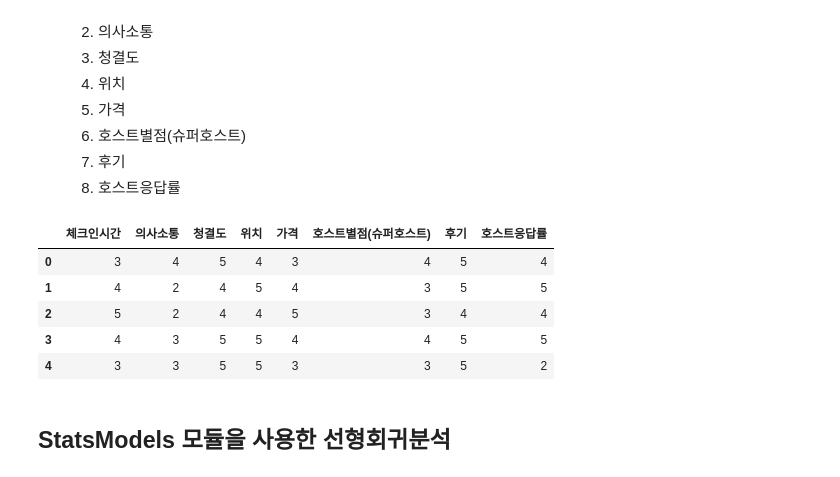
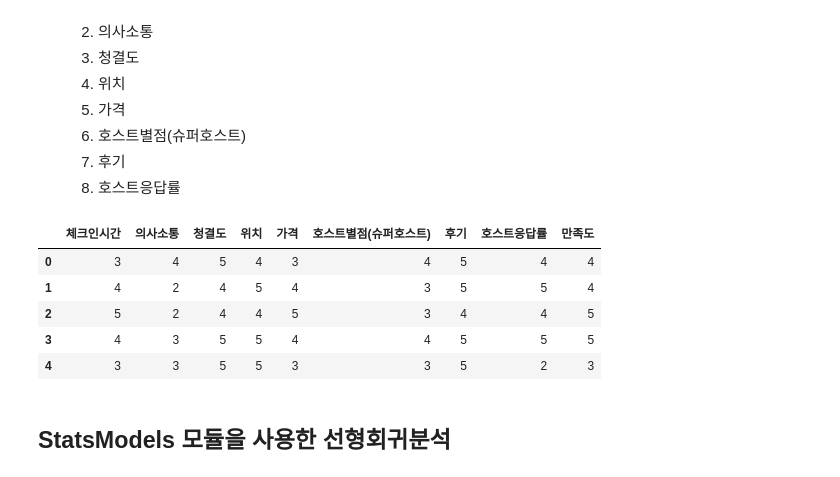
Before and after one commit to roseyoula/MGT_database, a Jupyter notebook: 팀플 - 에어비앤비/에어비엔비by교수님.ipynb, the cells around one changed output. Saved outputs shown, nothing was run; the diff lists cells and outputs as text; code cells hidden in the pictures.

```diff
--- a/팀플 - 에어비앤비/에어비엔비by교수님.ipynb
+++ b/팀플 - 에어비앤비/에어비엔비by교수님.ipynb
@@ -18,16 +18,16 @@
 import pandas as pd
 import numpy as np
 # %%
-# 데이터 로드 ---- 왜 위에서 5개만????  / 왜 0부터 시작??
-airbnb=pd.read_csv('airbnb_survey.csv', encoding='euc-kr')
+# 데이터 로드
+airbnb=pd.read_csv('airbnbsurvey.csv', encoding='euc-kr')
 airbnb.head()
 # %% [output]
-|  | 체크인시간 | 의사소통 | 청결도 | 위치 | 가격 | 호스트별점(슈퍼호스트) | 후기 | 호스트응답률 |
-| 0 | 3 | 4 | 5 | 4 | 3 | 4 | 5 | 4 |
-| 1 | 4 | 2 | 4 | 5 | 4 | 3 | 5 | 5 |
-| 2 | 5 | 2 | 4 | 4 | 5 | 3 | 4 | 4 |
-| 3 | 4 | 3 | 5 | 5 | 4 | 4 | 5 | 5 |
-| 4 | 3 | 3 | 5 | 5 | 3 | 3 | 5 | 2 |
+|  | 체크인시간 | 의사소통 | 청결도 | 위치 | 가격 | 호스트별점(슈퍼호스트) | 후기 | 호스트응답률 | 만족도 |
+| 0 | 3 | 4 | 5 | 4 | 3 | 4 | 5 | 4 | 4 |
+| 1 | 4 | 2 | 4 | 5 | 4 | 3 | 5 | 5 | 4 |
+| 2 | 5 | 2 | 4 | 4 | 5 | 3 | 4 | 4 | 5 |
+| 3 | 4 | 3 | 5 | 5 | 4 | 4 | 5 | 5 | 5 |
+| 4 | 3 | 3 | 5 | 5 | 3 | 3 | 5 | 2 | 3 |
 # %%
 import matplotlib.pyplot as plt
 %matplotlib inline
```
Also changed, not shown: parts of 2 cells of this notebook, 11 other files.
